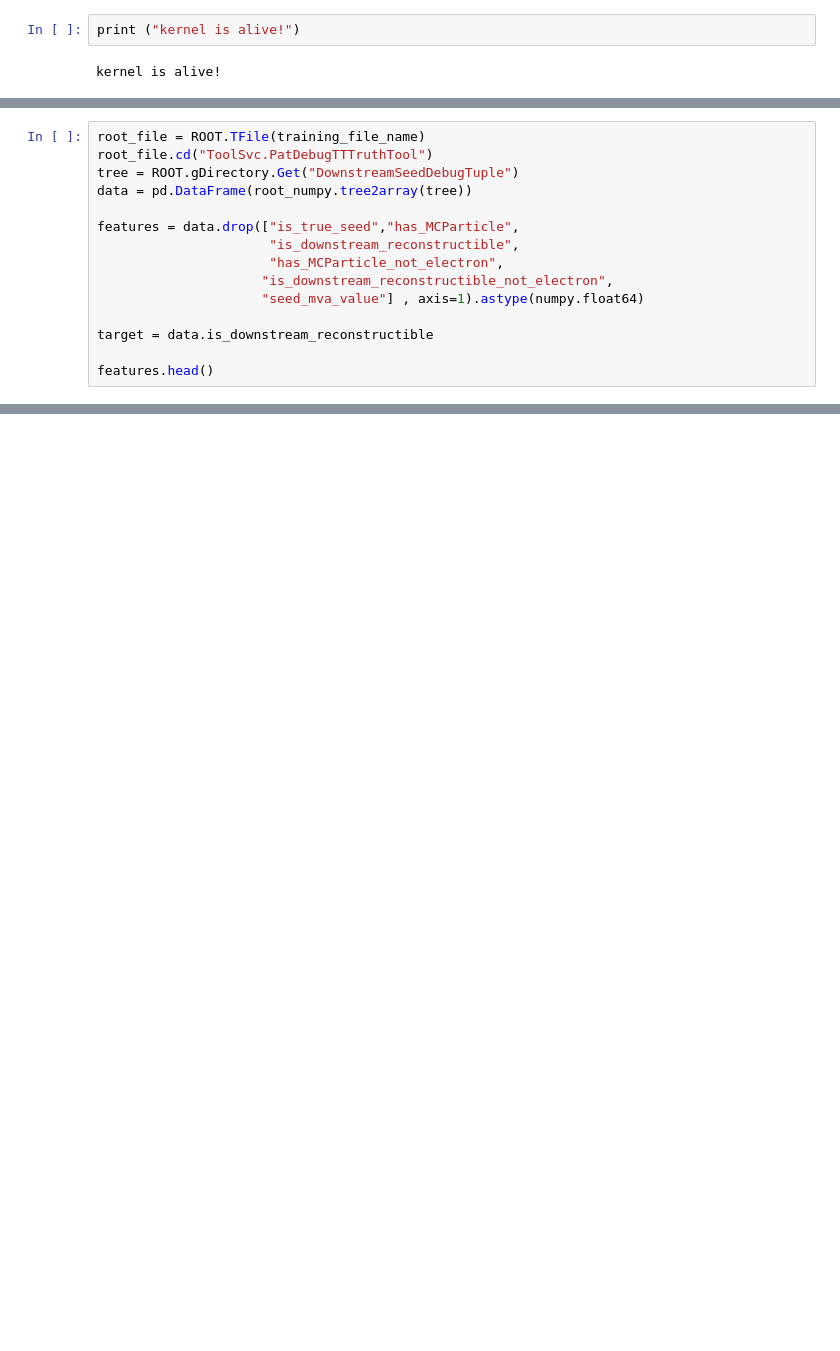
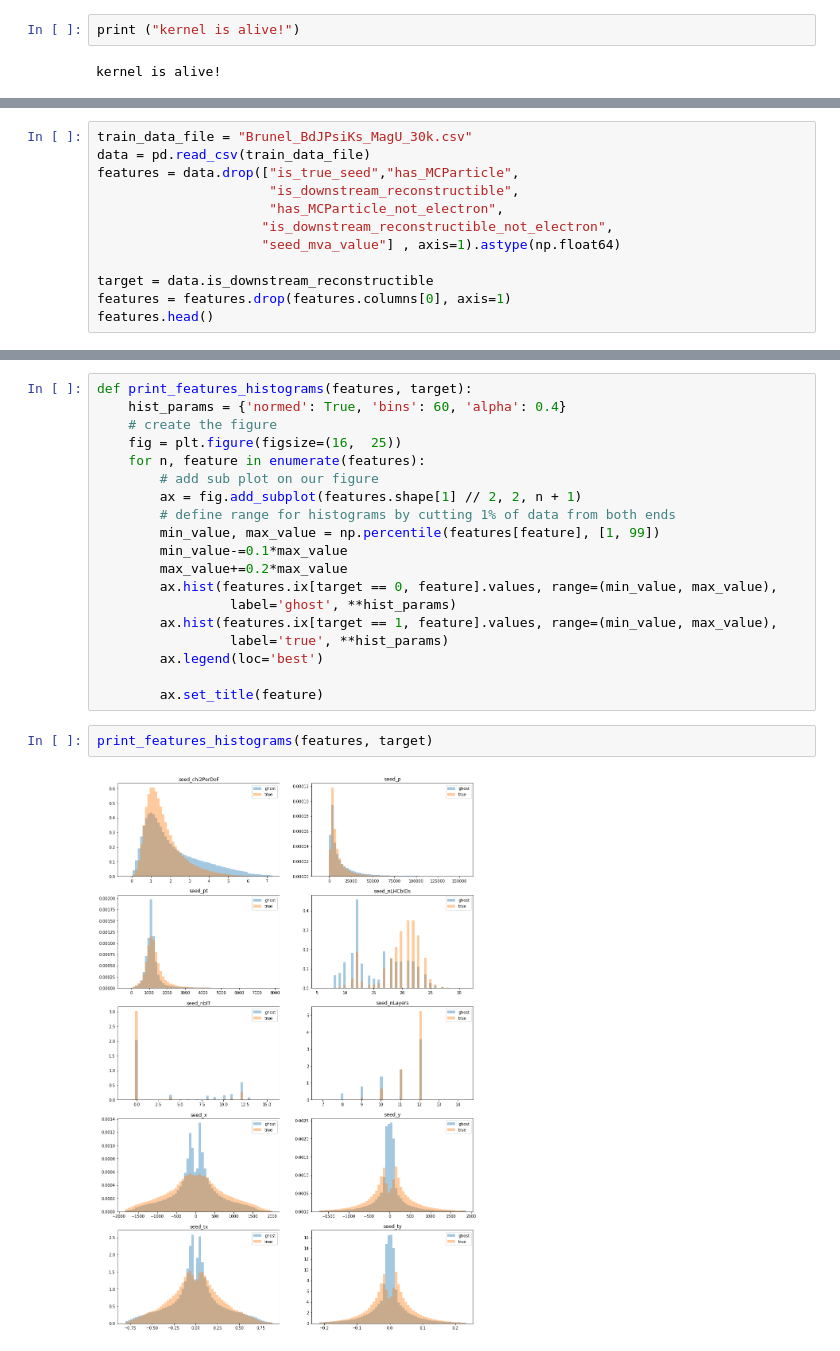
Before and after one commit to adendek/DownstreamTracking, a Jupyter notebook: SeedClassifier/BDT-XGBoost.ipynb, the cells around one changed output, grey strips where cells are left out. Cells and saved outputs as stored; diff of their text form; blank space fills up the shorter version.

```diff
--- a/SeedClassifier/BDT-XGBoost.ipynb
+++ b/SeedClassifier/BDT-XGBoost.ipynb
@@ -62,17 +79,14 @@ training_file_name = "datasets/Brunel_BdJPsiKs_MagU_30k.root"
 # %%
-root_file = ROOT.TFile(training_file_name)
-root_file.cd("ToolSvc.PatDebugTTTruthTool")
-tree = ROOT.gDirectory.Get("DownstreamSeedDebugTuple")
-data = pd.DataFrame(root_numpy.tree2array(tree))
-
+train_data_file = "Brunel_BdJPsiKs_MagU_30k.csv"
+data = pd.read_csv(train_data_file)
 features = data.drop(["is_true_seed","has_MCParticle",
                       "is_downstream_reconstructible",
                       "has_MCParticle_not_electron",
                      "is_downstream_reconstructible_not_electron",
-                     "seed_mva_value"] , axis=1).astype(numpy.float64)
+                     "seed_mva_value"] , axis=1).astype(np.float64)
 
 target = data.is_downstream_reconstructible
-
+features = features.drop(features.columns[0], axis=1)
 features.head()
 # %% [output]
 |  | seed_chi2PerDoF | seed_p | seed_pt | seed_nLHCbIDs | seed_nbIT | seed_nLayers | seed_x | seed_y | seed_tx | ... |
@@ -87,0 +114,23 @@ At first I need to split data into training and test subsets.
+# %%
+def print_features_histograms(features, target):
+    hist_params = {'normed': True, 'bins': 60, 'alpha': 0.4}
+    # create the figure
+    fig = plt.figure(figsize=(16,  25))
+    for n, feature in enumerate(features):
+        # add sub plot on our figure
+        ax = fig.add_subplot(features.shape[1] // 2, 2, n + 1)
+        # define range for histograms by cutting 1% of data from both ends
+        min_value, max_value = np.percentile(features[feature], [1, 99])
+        min_value-=0.1*max_value
+        max_value+=0.2*max_value
+        ax.hist(features.ix[target == 0, feature].values, range=(min_value, max_value),
+                 label='ghost', **hist_params)
+        ax.hist(features.ix[target == 1, feature].values, range=(min_value, max_value),
+                 label='true', **hist_params)
+        ax.legend(loc='best')
+
+        ax.set_title(feature)
+# %%
+print_features_histograms(features, target)
+# %% [output]
+[figure, added]
```
Also changed, not shown: parts of 95 cells of this notebook.
